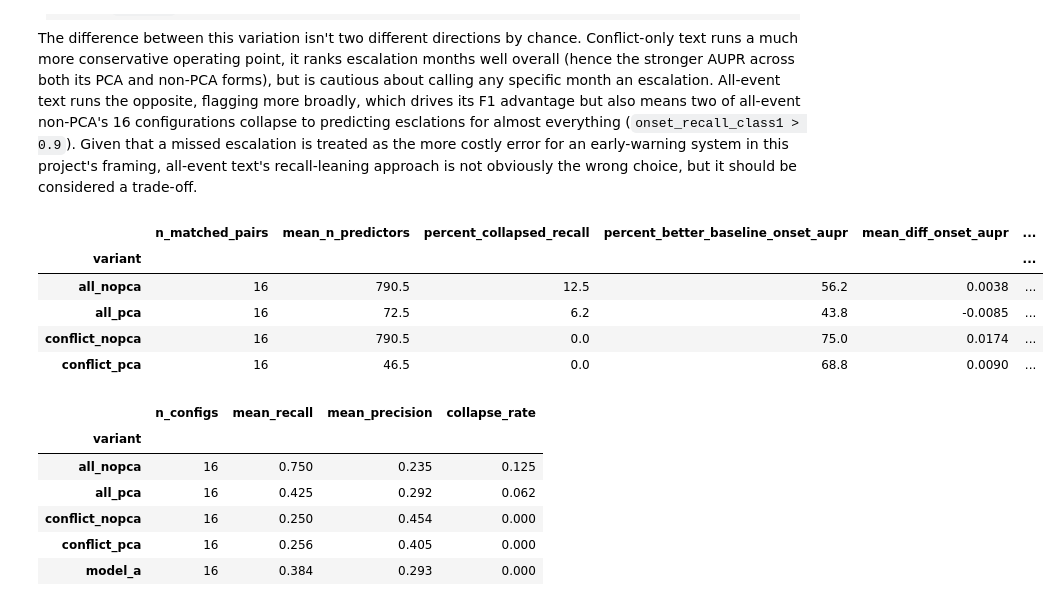
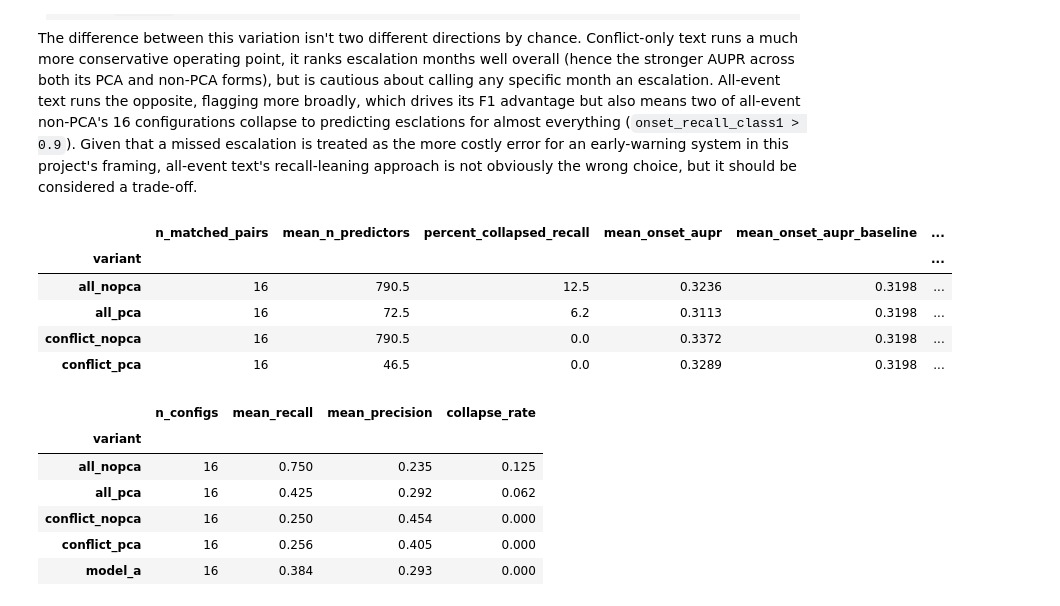
Before and after one commit to eviejones/msc-final-project, a Jupyter notebook: notebooks/03_results.ipynb, the cells around one changed output. Drawn from its saved outputs; the diff is of its cells as text; code cells hidden in the pictures.

```diff
--- a/notebooks/03_results.ipynb
+++ b/notebooks/03_results.ipynb
@@ -39,6 +31,6 @@ MODELS = [
 # %%
-# Reading in data
-def apply_final_config(df: pd.DataFrame, config) -> pd.DataFrame:
+# Reading and filter results
+def apply_config(df: pd.DataFrame, config) -> pd.DataFrame:
     """Filter the results for the decided config."""
     mask = pd.Series(True, index=df.index)
     for col, val in config.items():
@@ -59,16 +51,9 @@ def variant_label(row):
         return "all_pca"
     return "all_nopca"
 
-
-part1_config = {
-    "k": 1.75,
-    "threshold_fix_applied": True,
-    "seed": 23
-}
-
-
-all_results = pd.read_csv("evaluation/sudan_results.csv")
-results = apply_final_config(all_results, part1_config)
-results["variant"] = results.apply(variant_label, axis=1)
+def filter_results(all_results, config):
+    results = apply_config(all_results, config)
+    results["variant"] = results.apply(variant_label, axis=1)
+    return results
 # %%
 # Baseline summary tables
@@ -215,4 +214,13 @@ Predicting the exact outbreak of a rare, unprecedented civil war is an inherentl
 Across 16 tested configurations Model A has a **mean train-CV AUPR of 0.2388** and **F1 of 0.3408**.
 
 While these absolute metrics are lower than standard machine learning benchmarks, this reflects both the limited scope of this project and the challenge of training data in conflict prediction. As dicussed in the main project report, comparable conflict forecasting models take a multi-country approach which both expands the available training data (including available structural variables) and the number of conflict escalations for the model to learn from. The training data, while it includes conflict escalations it does not include the type of esclation it is trying to predict. The objective of this evaluation project is not to present a flawless predictive system, but to determine whether text embeddings can overcome the limitations of structural data to provide an earlier, measurable warning signal.
+# %%
+part1_config = {
+    "k": 1.75,
+    "threshold_fix_applied": True,
+    "seed": 23
+}
+
+ALL_RESULTS = pd.read_csv("evaluation/sudan_results.csv")
+PART1_RESULTS = filter_results(ALL_RESULTS, part1_config)
 # %%
@@ -300,16 +309,14 @@ All-event text with PCA is the weakest text variant on AUPR specifically. Though
 
 The difference between this variation isn't two different directions by chance. Conflict-only text runs a much more conservative operating point, it ranks escalation months well overall (hence the stronger AUPR across both its PCA and non-PCA forms), but is cautious about calling any specific month an escalation. All-event text runs the opposite, flagging more broadly, which drives its F1 advantage but also means two of all-event non-PCA's 16 configurations collapse to predicting esclations for almost everything (`onset_recall_class1 > 0.9`). Given that a missed escalation is treated as the more costly error for an early-warning system in this project's framing, all-event text's recall-leaning approach is not obviously the wrong choice, but it should be considered a trade-off.
 # %%
-onset_metrics = ["onset_aupr", "onset_f1_class1"]
-
 # Onset comparison to baseline
-baseline_comparison_table(results, onset_metrics, "onset")
+baseline_comparison_table(PART1_RESULTS, "onset")
 # %% [output]
-|  | n_matched_pairs | mean_n_predictors | percent_collapsed_recall | percent_better_baseline_onset_aupr | mean_diff_onset_aupr | ... |
+|  | n_matched_pairs | mean_n_predictors | percent_collapsed_recall | mean_onset_aupr | mean_onset_aupr_baseline | ... |
 | variant |  |  |  |  |  | ... |
-| all_nopca | 16 | 790.5 | 12.5 | 56.2 | 0.0038 | ... |
-| all_pca | 16 | 72.5 | 6.2 | 43.8 | -0.0085 | ... |
-| conflict_nopca | 16 | 790.5 | 0.0 | 75.0 | 0.0174 | ... |
-| conflict_pca | 16 | 46.5 | 0.0 | 68.8 | 0.0090 | ... |
+| all_nopca | 16 | 790.5 | 12.5 | 0.3236 | 0.3198 | ... |
+| all_pca | 16 | 72.5 | 6.2 | 0.3113 | 0.3198 | ... |
+| conflict_nopca | 16 | 790.5 | 0.0 | 0.3372 | 0.3198 | ... |
+| conflict_pca | 16 | 46.5 | 0.0 | 0.3289 | 0.3198 | ... |
 # %%
 # Onset precision and recall
```
Also changed, not shown: parts of 31 cells of this notebook, 2 other files.
